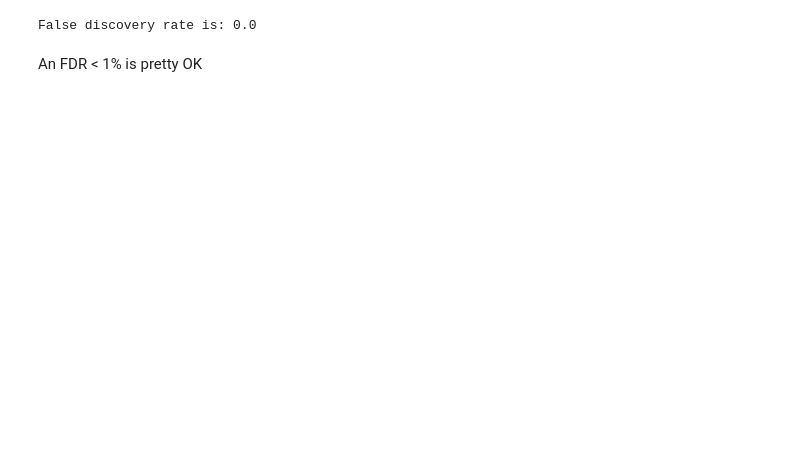
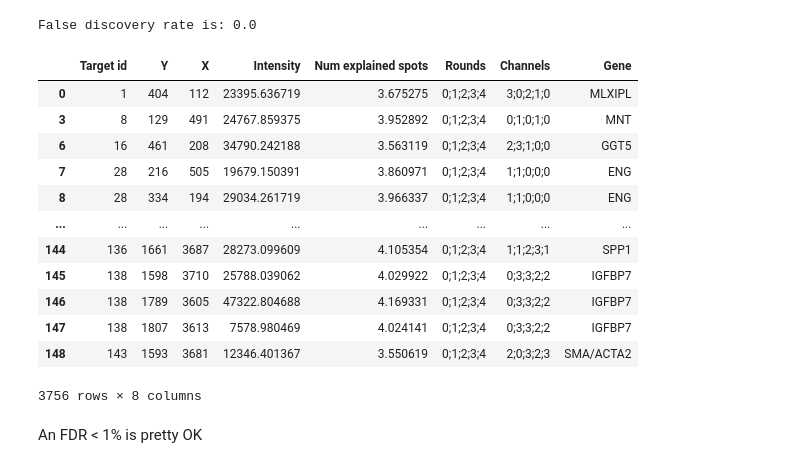
Before and after one commit to axanderssonuu/isstools, a Jupyter notebook: tutorial.ipynb, the cells around one changed output. Drawn from its saved outputs; the diff is of its cells as text; code cells hidden in the pictures; blank space fills up the shorter version.

```diff
--- a/tutorial.ipynb
+++ b/tutorial.ipynb
@@ -334,5 +365,21 @@ fdr = estimate_fdr(results.query('`Num explained spots` > 3')['Gene'], negative_
 print(f'False discovery rate is: {fdr}')
 # %% [output]
 False discovery rate is: 0.0
+# %%
+results.query('`Num explained spots` > 3.55')
+# %% [output]
+|  | Target id | Y | X | Intensity | Num explained spots | Rounds | Channels | Gene |
+| 0 | 1 | 404 | 112 | 23395.636719 | 3.675275 | 0;1;2;3;4 | 3;0;2;1;0 | MLXIPL |
+| 3 | 8 | 129 | 491 | 24767.859375 | 3.952892 | 0;1;2;3;4 | 0;1;0;1;0 | MNT |
+| 6 | 16 | 461 | 208 | 34790.242188 | 3.563119 | 0;1;2;3;4 | 2;3;1;0;0 | GGT5 |
+| 7 | 28 | 216 | 505 | 19679.150391 | 3.860971 | 0;1;2;3;4 | 1;1;0;0;0 | ENG |
+| 8 | 28 | 334 | 194 | 29034.261719 | 3.966337 | 0;1;2;3;4 | 1;1;0;0;0 | ENG |
+| ... | ... | ... | ... | ... | ... | ... | ... | ... |
+| 144 | 136 | 1661 | 3687 | 28273.099609 | 4.105354 | 0;1;2;3;4 | 1;1;2;3;1 | SPP1 |
+| 145 | 138 | 1598 | 3710 | 25788.039062 | 4.029922 | 0;1;2;3;4 | 0;3;3;2;2 | IGFBP7 |
+| 146 | 138 | 1789 | 3605 | 47322.804688 | 4.169331 | 0;1;2;3;4 | 0;3;3;2;2 | IGFBP7 |
+| 147 | 138 | 1807 | 3613 | 7578.980469 | 4.024141 | 0;1;2;3;4 | 0;3;3;2;2 | IGFBP7 |
+| 148 | 143 | 1593 | 3681 | 12346.401367 | 3.550619 | 0;1;2;3;4 | 2;0;3;2;3 | SMA/ACTA2 |
+3756 rows × 8 columns
 # %% [markdown]
 An FDR < 1% is pretty OK
```
Also changed, not shown: parts of 5 cells of this notebook.
